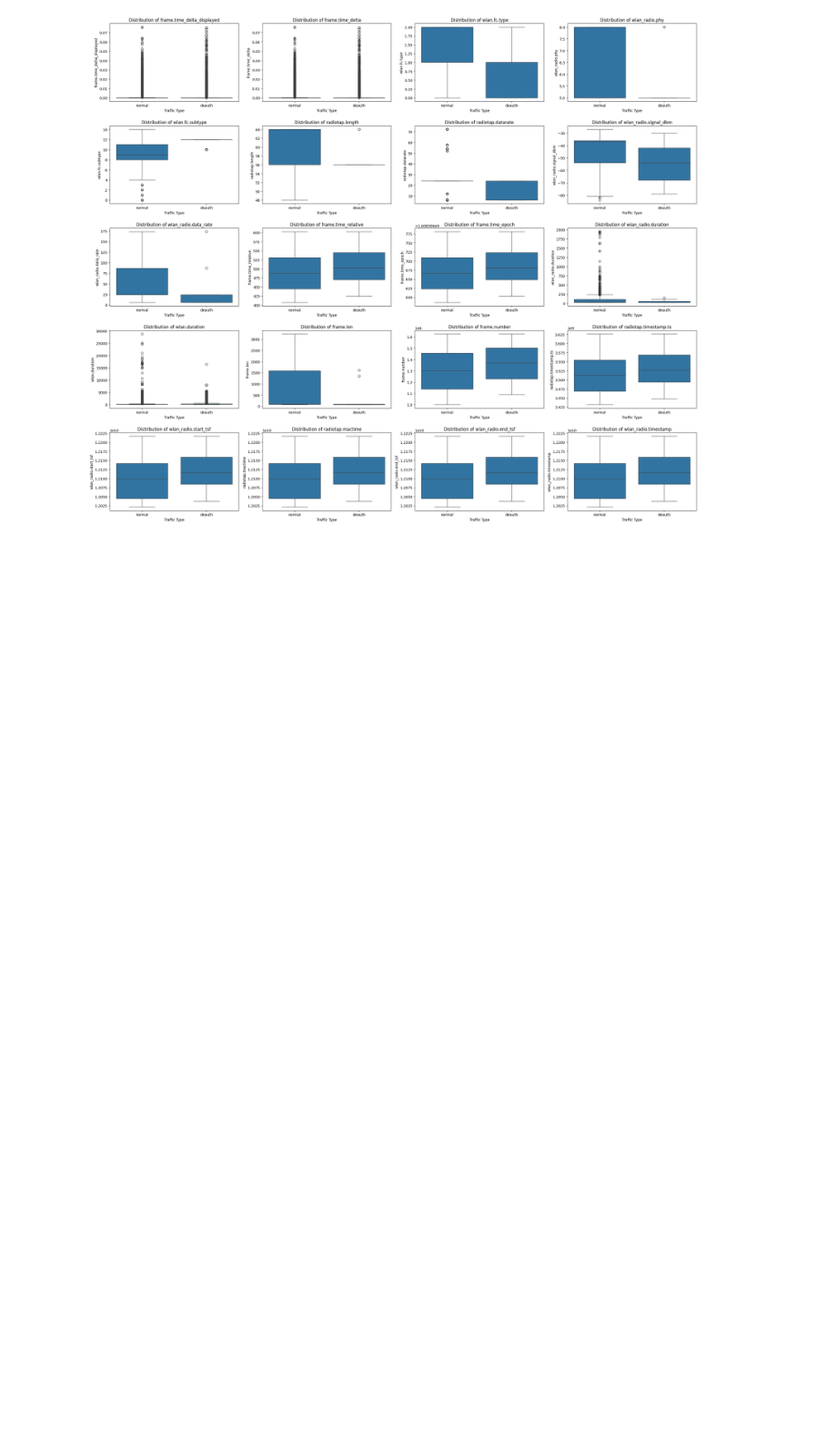
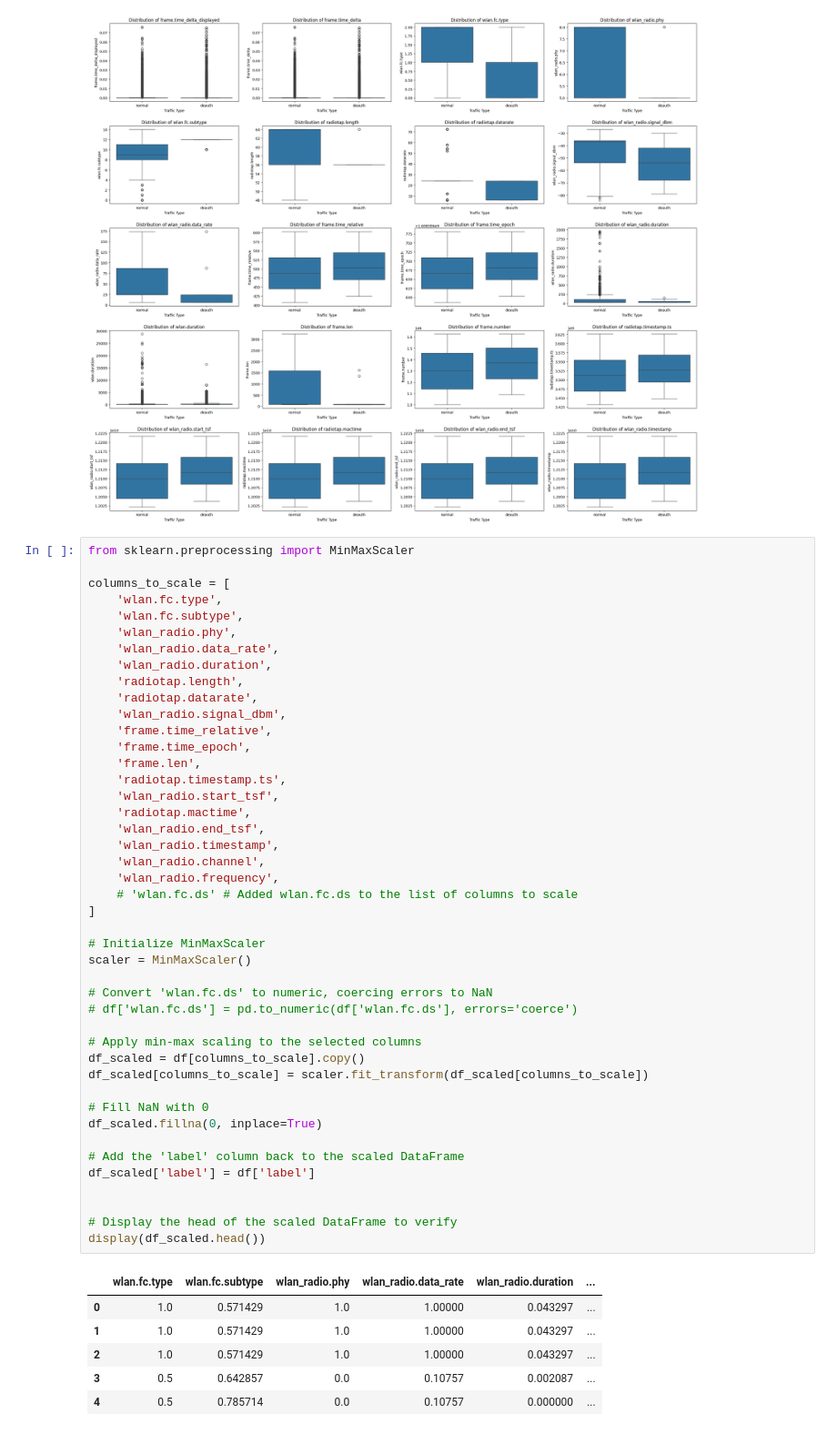
Before and after one commit to caroline-2204/AIWIDS_TEAM-21, a Jupyter notebook: ai-wids-complete/notebooks/Deauth.ipynb, the cells around one changed output. Shown at 91% size. Saved outputs shown, nothing was run; the diff lists cells and outputs as text; blank space fills up the shorter version.

```diff
--- a/ai-wids-complete/notebooks/Deauth.ipynb
+++ b/ai-wids-complete/notebooks/Deauth.ipynb
@@ -97,3 +97,54 @@ plt.tight_layout()
 plt.show()
 # %% [output]
 [figure]
+# %%
+from sklearn.preprocessing import MinMaxScaler
+
+columns_to_scale = [
+    'wlan.fc.type',
+    'wlan.fc.subtype',
+    'wlan_radio.phy',
+    'wlan_radio.data_rate',
+    'wlan_radio.duration',
+    'radiotap.length',
+    'radiotap.datarate',
+    'wlan_radio.signal_dbm',
+    'frame.time_relative',
+    'frame.time_epoch',
+    'frame.len',
+    'radiotap.timestamp.ts',
+    'wlan_radio.start_tsf',
+    'radiotap.mactime',
+    'wlan_radio.end_tsf',
+    'wlan_radio.timestamp',
+    'wlan_radio.channel',
+    'wlan_radio.frequency',
+    # 'wlan.fc.ds' # Added wlan.fc.ds to the list of columns to scale
+]
+
+# Initialize MinMaxScaler
+scaler = MinMaxScaler()
+
+# Convert 'wlan.fc.ds' to numeric, coercing errors to NaN
+# df['wlan.fc.ds'] = pd.to_numeric(df['wlan.fc.ds'], errors='coerce')
+
+# Apply min-max scaling to the selected columns
+df_scaled = df[columns_to_scale].copy()
+df_scaled[columns_to_scale] = scaler.fit_transform(df_scaled[columns_to_scale])
+
+# Fill NaN with 0
+df_scaled.fillna(0, inplace=True)
+
+# Add the 'label' column back to the scaled DataFrame
+df_scaled['label'] = df['label']
+
+
+# Display the head of the scaled DataFrame to verify
+display(df_scaled.head())
+# %% [output]
+|  | wlan.fc.type | wlan.fc.subtype | wlan_radio.phy | wlan_radio.data_rate | wlan_radio.duration | ... |
+| 0 | 1.0 | 0.571429 | 1.0 | 1.00000 | 0.043297 | ... |
+| 1 | 1.0 | 0.571429 | 1.0 | 1.00000 | 0.043297 | ... |
+| 2 | 1.0 | 0.571429 | 1.0 | 1.00000 | 0.043297 | ... |
+| 3 | 0.5 | 0.642857 | 0.0 | 0.10757 | 0.002087 | ... |
+| 4 | 0.5 | 0.785714 | 0.0 | 0.10757 | 0.000000 | ... |
```
Also changed, not shown: parts of 2 cells of this notebook.
